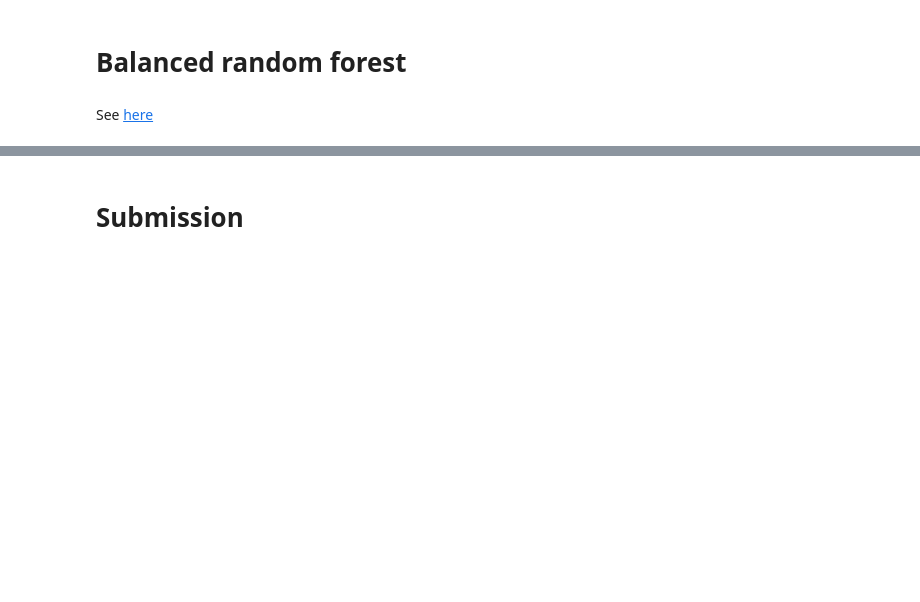
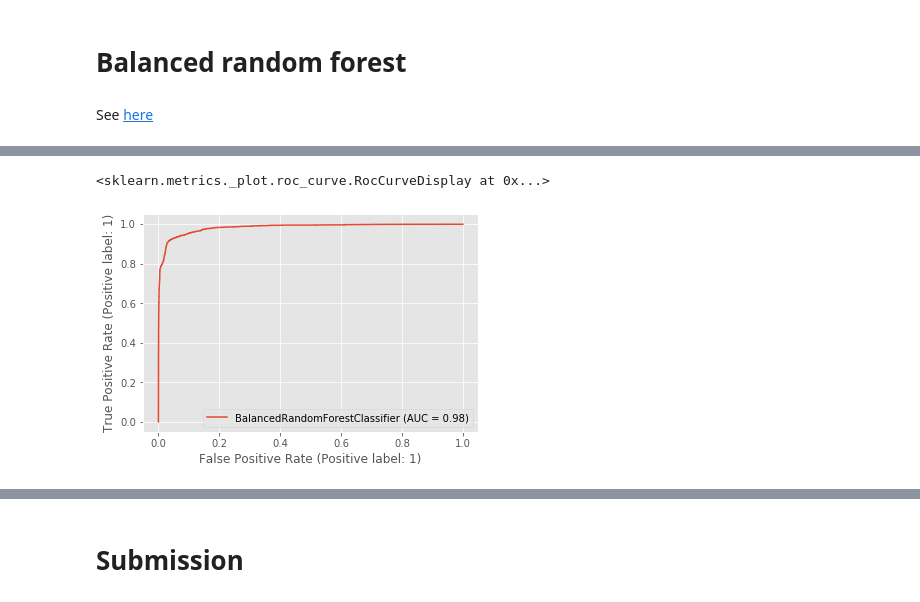
Before and after one commit to lgov/kul_advanalytics, a Jupyter notebook: assignment1/BDA_1.ipynb, the cells around one changed output, grey strips where cells are left out. Saved outputs shown, nothing was run; the diff lists cells and outputs as text; code cells hidden in the pictures; blank space fills up the shorter version.

```diff
--- a/assignment1/BDA_1.ipynb
+++ b/assignment1/BDA_1.ipynb
@@ -95,2 +161,0 @@ print("Testing set R squared: {}".format(model2.score(X_test_reg, y_test_reg)))
-# %%
-X_train, X_test, y_train, y_test = train_test_split(df.iloc[:,1:], df["fraud"], test_size=.2, random_state=96)
@@ -220,7 +282,7 @@ plt.show()
 # %% [markdown]
 See [here](https://imbalanced-learn.org/dev/references/generated/imblearn.ensemble.BalancedRandomForestClassifier.html#imblearn.ensemble.BalancedRandomForestClassifier)
 # %%
-over = SMOTE(sampling_strategy=0.1)
+over = SMOTE(sampling_strategy=0.4)
 steps = [('o', over)]
 pipeline = Pipeline(steps=steps)
 # %%
@@ -243,4 +313,5 @@ print(f"ratio: {np.round(pos_length/neg_length,5)*100}%")
 # %%
-bclf = BalancedRandomForestClassifier(n_estimators=1000, max_depth=6, random_state=9, n_jobs=2)
+bclf = BalancedRandomForestClassifier(n_estimators=10000, max_depth=5, random_state=9,
+                                      n_jobs=2, class_weight="balanced_subsample")
 # %%
 bclf.fit(X_train_resampled, y_train_resampled)
@@ -247,2 +321,7 @@ bclf.fit(X_train_resampled, y_train_resampled)
+# %%
+plot_roc_curve(bclf, X_train_resampled, y_train_resampled)
+# %% [output]
+<sklearn.metrics._plot.roc_curve.RocCurveDisplay at 0x...>
+[figure, added]
 # %%
 plot_roc_curve(bclf, X_test, y_test)
```
Also changed, not shown: parts of 38 cells of this notebook.
